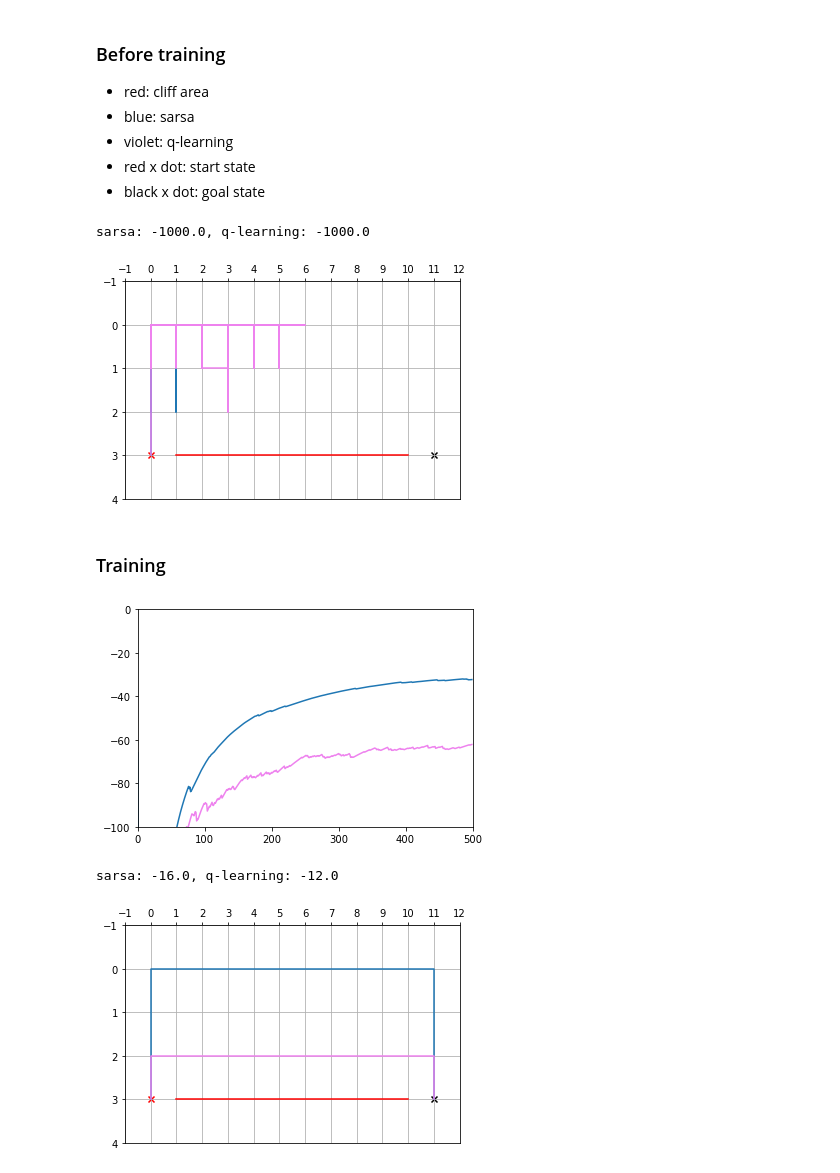
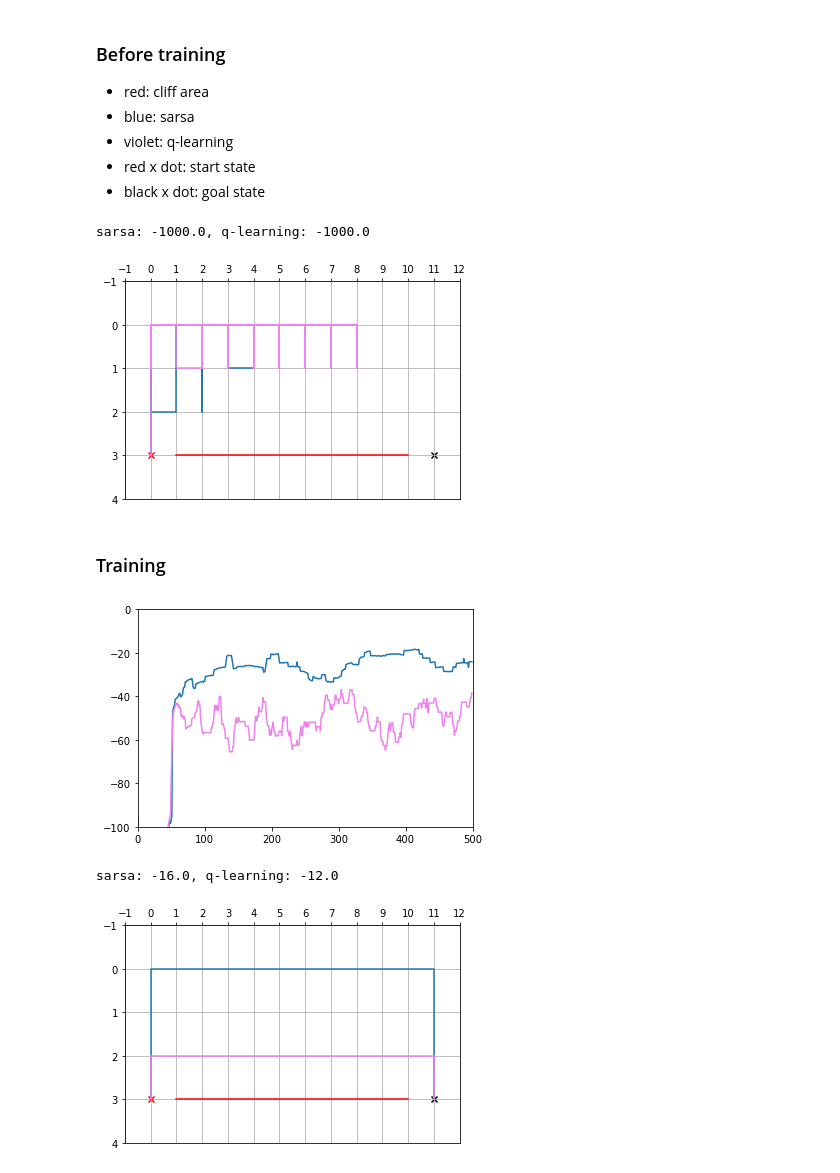
Before and after one commit to DevSlem/rl-algorithm, a Jupyter notebook: trainings/train_cliff_walking.ipynb, the cells around one changed output. Cells and saved outputs as stored; diff of their text form; code cells hidden in the pictures.

```diff
--- a/trainings/train_cliff_walking.ipynb
+++ b/trainings/train_cliff_walking.ipynb
@@ -48,7 +48,7 @@ def test_env(env: CliffWalking, q_learnig: rl.QLearning, sarsa: rl.Sarsa):
 
     # start an episode with q-learning
     for i in range(1000):
-        current_action = q_learnig.get_action(current_state)
+        current_action = q_learnig.get_action(tuple(current_state))
         next_state, reward, terminated = env.step(current_action)
         q_learning_trace_states.append(next_state)
         q_learning_total_rewards += reward
@@ -65,7 +65,7 @@ def test_env(env: CliffWalking, q_learnig: rl.QLearning, sarsa: rl.Sarsa):
 
     # start an episode with sarsa
     for i in range(1000):
-        current_action = sarsa.get_action(current_state)
+        current_action = sarsa.get_action(tuple(current_state))
         next_state, reward, terminated = env.step(current_action)
         sarsa_trace_states.append(next_state)
         sarsa_total_rewards += reward
@@ -103,15 +103,26 @@ def test_env(env: CliffWalking, q_learnig: rl.QLearning, sarsa: rl.Sarsa):
 * red x dot: start state
 * black x dot: goal state
 # %%
+gamma = 1
+alpha = 0.5
+
 env = CliffWalking()
 
-cliff_walking_sarsa = rl.Sarsa(env.obs_shape, env.action_count, [env.goal_state])
-cliff_walking_q_learning = rl.QLearning(env.obs_shape, env.action_count, [env.goal_state])
+cliff_walking_sarsa = rl.Sarsa(env.obs_shape,
+                               env.action_count,
+                               [tuple(env.goal_state)],
+                               alpha=alpha,
+                               gamma=gamma)
+cliff_walking_q_learning = rl.QLearning(env.obs_shape,
+                                        env.action_count,
+                                        [tuple(env.goal_state)],
+                                        alpha=alpha,
+                                        gamma=gamma)
 # %%
 test_env(env, cliff_walking_q_learning, cliff_walking_sarsa)
 # %% [output]
 sarsa: -1000.0, q-learning: -1000.0
-[figure, old version]
+[figure, new version]
 # %% [markdown]
 ### Training
 # %%
@@ -156,18 +187,18 @@ def averages_until_now(data):
 # %%
-q_learning_rewards = train(env, cliff_walking_q_learning)
-sarsa_rewards = train(env, cliff_walking_sarsa)
+q_learning_rewards = train_q_learning(env, cliff_walking_q_learning)
+sarsa_rewards = train_sarsa(env, cliff_walking_sarsa)
 
 # training rewards graph
-plt.plot(averages_until_now(sarsa_rewards))
-plt.plot(averages_until_now(q_learning_rewards), "violet")
+plt.plot(rl.average_last_data(sarsa_rewards, 50))
+plt.plot(rl.average_last_data(q_learning_rewards, 50), "violet")
 plt.axis([0, 500, -100, 0])
 plt.show()
 
 # greedy policy
 cliff_walking_q_learning.epsilon = 0
 cliff_walking_sarsa.epsilon = 0
 test_env(env, cliff_walking_q_learning, cliff_walking_sarsa)
 # %% [output]
-[figure, old version]
+[figure, new version]
 sarsa: -16.0, q-learning: -12.0
 [figure]
```
Also changed, not shown: parts of 2 cells of this notebook, 7 other files.
